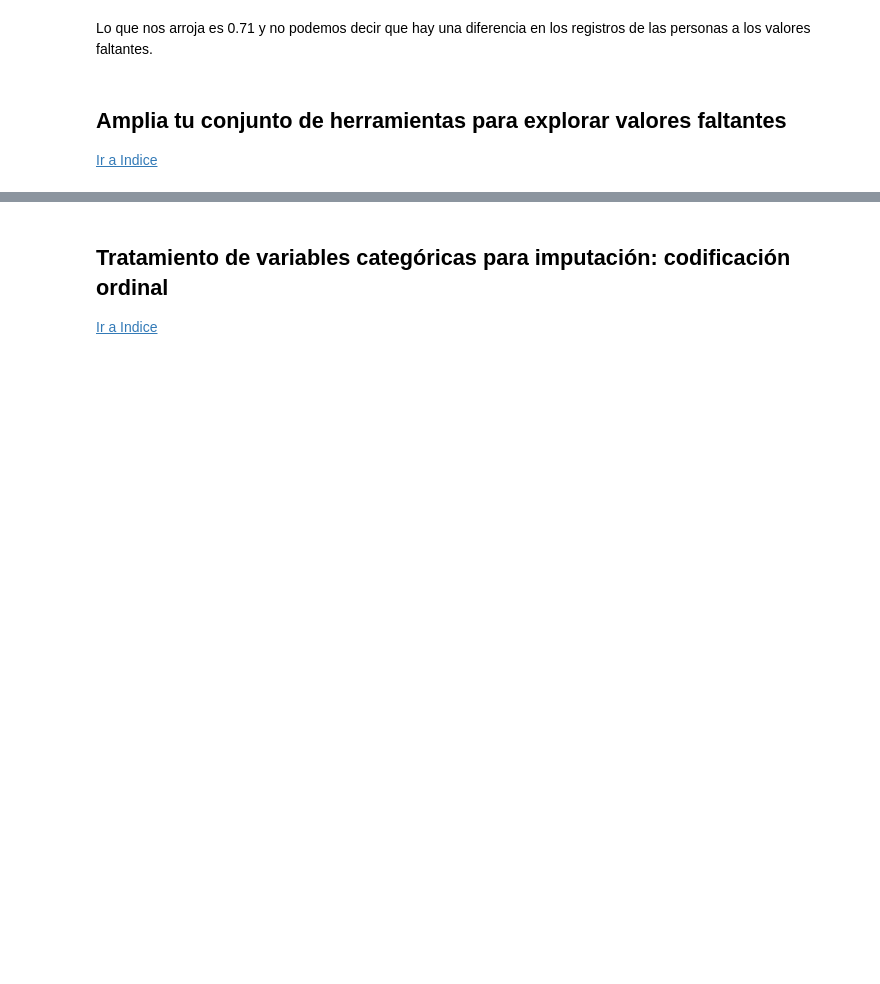
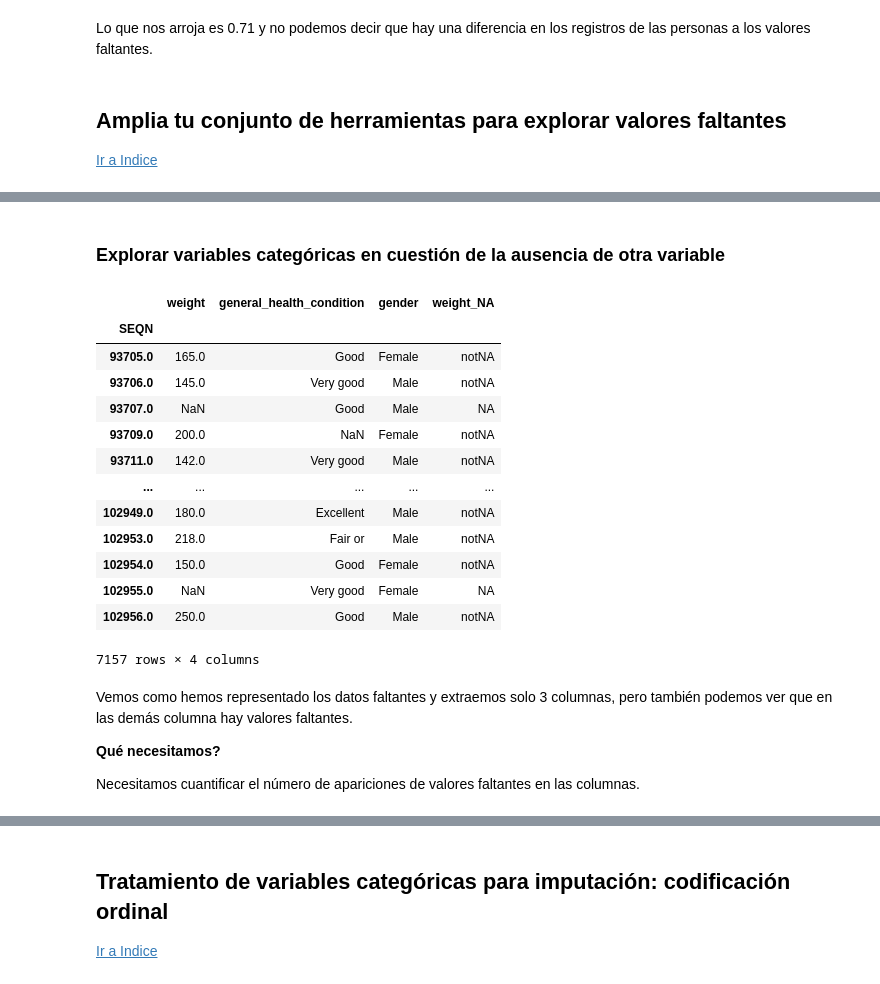
Before and after one commit to DensLopez/imputaci-n, a Jupyter notebook: codes/imputacion.ipynb, the cells around one changed output, grey strips where cells are left out. Saved outputs shown, nothing was run; the diff lists cells and outputs as text; code cells hidden in the pictures; blank space fills up the shorter version.

```diff
--- a/codes/imputacion.ipynb
+++ b/codes/imputacion.ipynb
@@ -1083,0 +1096,31 @@ Lo que nos arroja es 0.71 y no podemos decir que hay una diferencia en los regis
+# %% [markdown]
+### **Explorar variables categóricas en cuestión de la ausencia de otra variable**
+# %%
+(
+    nhanes_dfwo100
+    .select_columns('weight','general_health_condition','gender')
+    .assign(
+        weight_NA = lambda df:df.weight.isna().replace([True,False],["NA","notNA"])
+    )
+)
+# %% [output]
+|  | weight | general_health_condition | gender | weight_NA |
+| SEQN |  |  |  |  |
+| 93705.0 | 165.0 | Good | Female | notNA |
+| 93706.0 | 145.0 | Very good | Male | notNA |
+| 93707.0 | NaN | Good | Male | NA |
+| 93709.0 | 200.0 | NaN | Female | notNA |
+| 93711.0 | 142.0 | Very good | Male | notNA |
+| ... | ... | ... | ... | ... |
+| 102949.0 | 180.0 | Excellent | Male | notNA |
+| 102953.0 | 218.0 | Fair or | Male | notNA |
+| 102954.0 | 150.0 | Good | Female | notNA |
+| 102955.0 | NaN | Very good | Female | NA |
+| 102956.0 | 250.0 | Good | Male | notNA |
+7157 rows × 4 columns
+# %% [markdown]
+Vemos como hemos representado los datos faltantes y extraemos solo 3 columnas, pero también podemos ver que en las demás columna hay valores faltantes.
+
+**Qué necesitamos?**
+
+Necesitamos cuantificar el número de apariciones de valores faltantes en las columnas.
```
Also changed, not shown: parts of 13 cells of this notebook.
